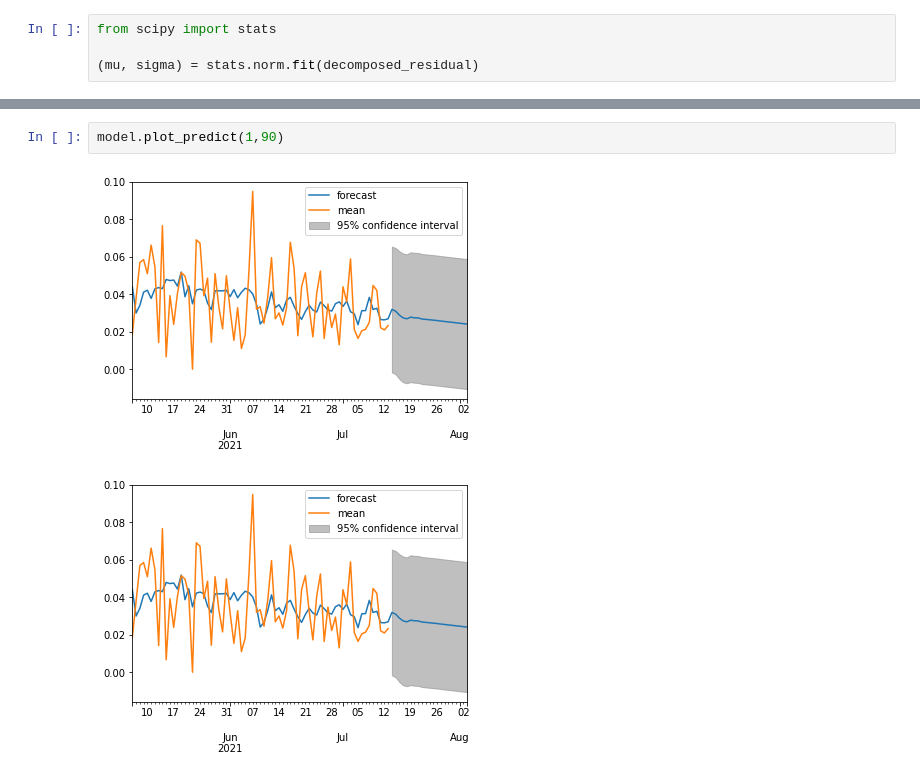
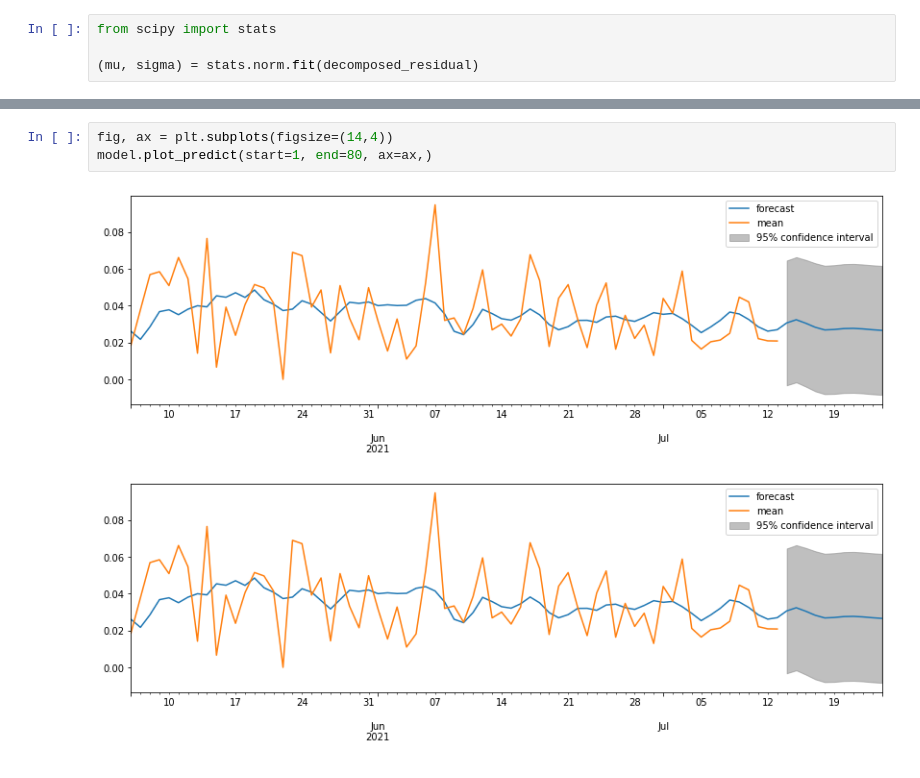
Before and after one commit to MekdiYilma/HumanitarianCrisisPrediction, a Jupyter notebook: notebooks/ARIMA_model.ipynb, the cells around one changed output, grey strips where cells are left out. Drawn from its saved outputs; the diff is of its cells as text.

```diff
--- a/notebooks/ARIMA_model.ipynb
+++ b/notebooks/ARIMA_model.ipynb
@@ -293,5 +305,6 @@ mean_squared_error(first_diff, model.fittedvalues)
-# %%
-model.plot_predict(1,90)
-# %% [output]
-[figure, removed]
-[figure, removed]
+# %%
+fig, ax = plt.subplots(figsize=(14,4))
+model.plot_predict(start=1, end=80, ax=ax,)
+# %% [output]
+[figure, added]
+[figure, added]
```
Also changed, not shown: parts of 18 cells of this notebook.
